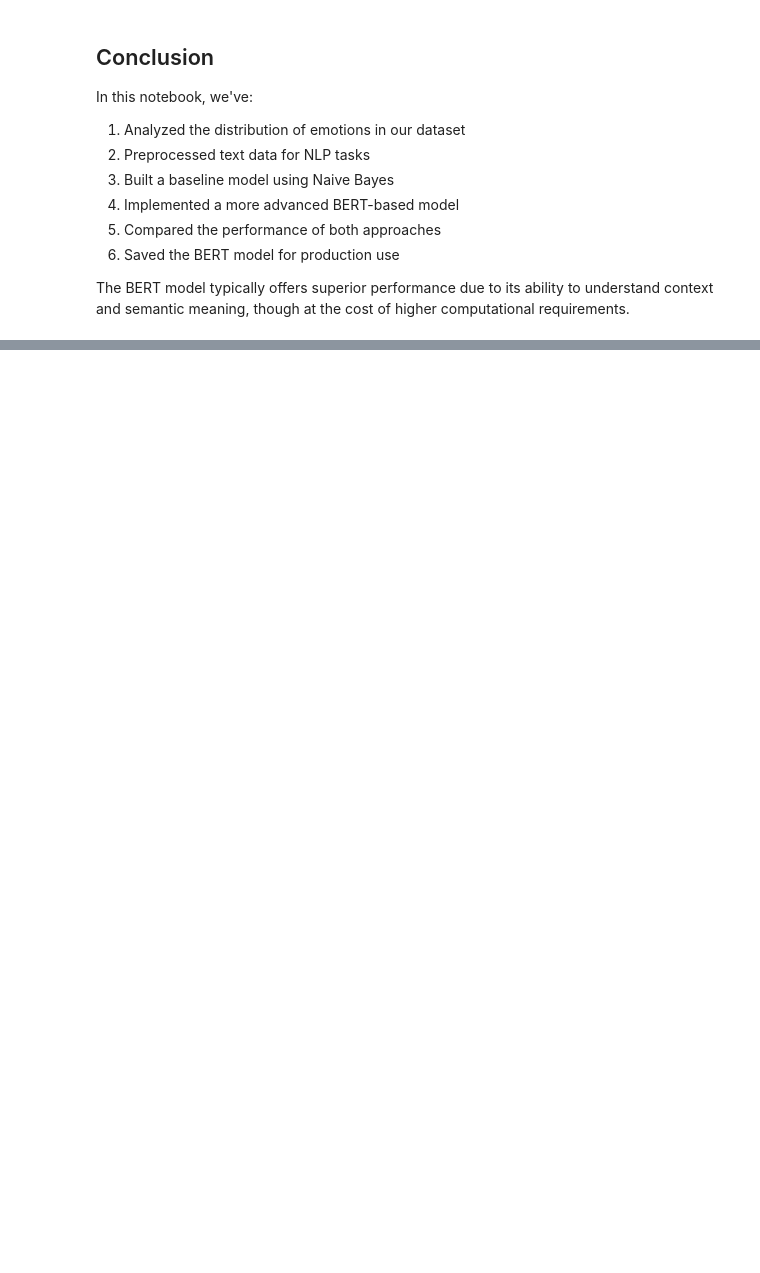
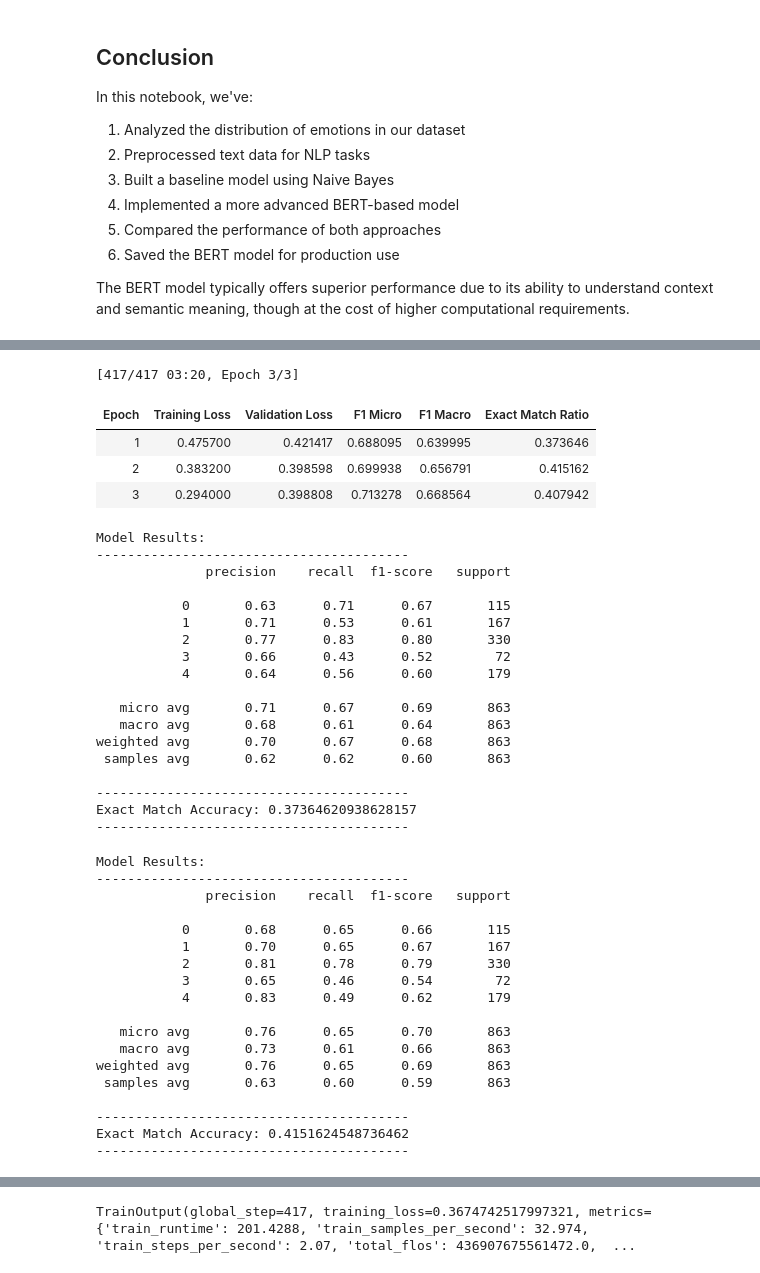
Before and after one commit to s3m3dov/nlp-emotion-detection, a Jupyter notebook: multi-label-emotion-detection.ipynb, the cells around one changed output, grey strips where cells are left out. Drawn from its saved outputs; the diff is of its cells as text; code cells hidden in the pictures; blank space fills up the shorter version.

```diff
--- a/multi-label-emotion-detection.ipynb
+++ b/multi-label-emotion-detection.ipynb
@@ -439,0 +836,24 @@ The BERT model typically offers superior performance due to its ability to under
+# %%
+model_name = 'cardiffnlp/twitter-roberta-base-emotion-multilabel-latest'
+tokenizer = AutoTokenizer.from_pretrained(model_name)
+train_ds = prepare_hf_dataset(train_df, tokenizer)
+val_ds = prepare_hf_dataset(val_df, tokenizer)
+
+# Load base model without classification head
+model = AutoModelForSequenceClassification.from_pretrained(
+    model_name,
+    num_labels=len(label_cols),
+    problem_type='multi_label_classification',
+    ignore_mismatched_sizes=True  # This is the key parameter to add
+).to(device)
+
+training_args.output_dir = 'cardiffnlp_out'
+trainer = Trainer(
+    model=model,
+    args=training_args,
+    train_dataset=train_ds,
+    eval_dataset=val_ds,
+    tokenizer=tokenizer,
+    data_collator=DataCollatorWithPadding(tokenizer),
+    compute_metrics=compute_metrics
+)
@@ -439,0 +865,44 @@ The BERT model typically offers superior performance due to its ability to under
+# %%
+trainer.train()
+# %% [output]
+[417/417 03:20, Epoch 3/3]
+| Epoch | Training Loss | Validation Loss | F1 Micro | F1 Macro | Exact Match Ratio |
+| 1 | 0.475700 | 0.421417 | 0.688095 | 0.639995 | 0.373646 |
+| 2 | 0.383200 | 0.398598 | 0.699938 | 0.656791 | 0.415162 |
+| 3 | 0.294000 | 0.398808 | 0.713278 | 0.668564 | 0.407942 |
+Model Results:
+----------------------------------------
+              precision    recall  f1-score   support
+
+           0       0.63      0.71      0.67       115
+           1       0.71      0.53      0.61       167
+           2       0.77      0.83      0.80       330
+           3       0.66      0.43      0.52        72
+           4       0.64      0.56      0.60       179
+
+   micro avg       0.71      0.67      0.69       863
+   macro avg       0.68      0.61      0.64       863
+weighted avg       0.70      0.67      0.68       863
+ samples avg       0.62      0.62      0.60       863
+
+----------------------------------------
+Exact Match Accuracy: 0.37364620938628157
+----------------------------------------
+Model Results:
+----------------------------------------
+              precision    recall  f1-score   support
+
+           0       0.68      0.65      0.66       115
+           1       0.70      0.65      0.67       167
+           2       0.81      0.78      0.79       330
+           3       0.65      0.46      0.54        72
+           4       0.83      0.49      0.62       179
+
+   micro avg       0.76      0.65      0.70       863
+   macro avg       0.73      0.61      0.66       863
+weighted avg       0.76      0.65      0.69       863
+ samples avg       0.63      0.60      0.59       863
+
+----------------------------------------
+Exact Match Accuracy: 0.4151624548736462
+----------------------------------------
@@ -439,0 +927 @@ The BERT model typically offers superior performance due to its ability to under
+TrainOutput(global_step=417, training_loss=0.3674742517997321, metrics={'train_runtime': 201.4288, 'train_samples_per_second': 32.974, 'train_steps_per_second': 2.07, 'total_flos': 436907675561472.0,  ...
```
Also changed, not shown: parts of 32 cells of this notebook, 1 other file.
